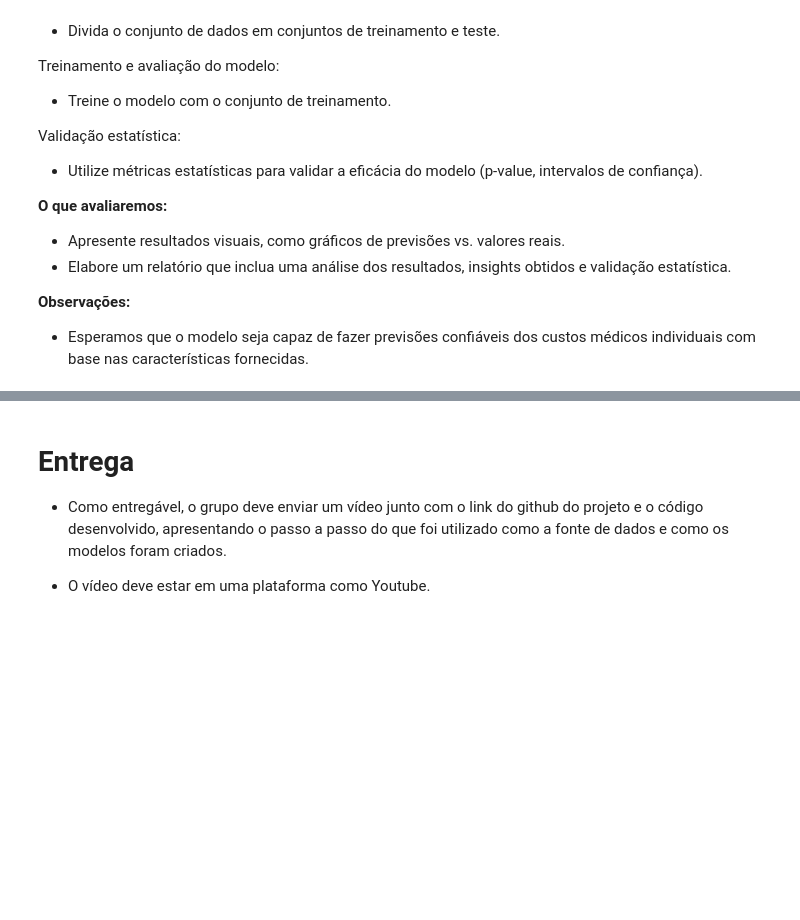
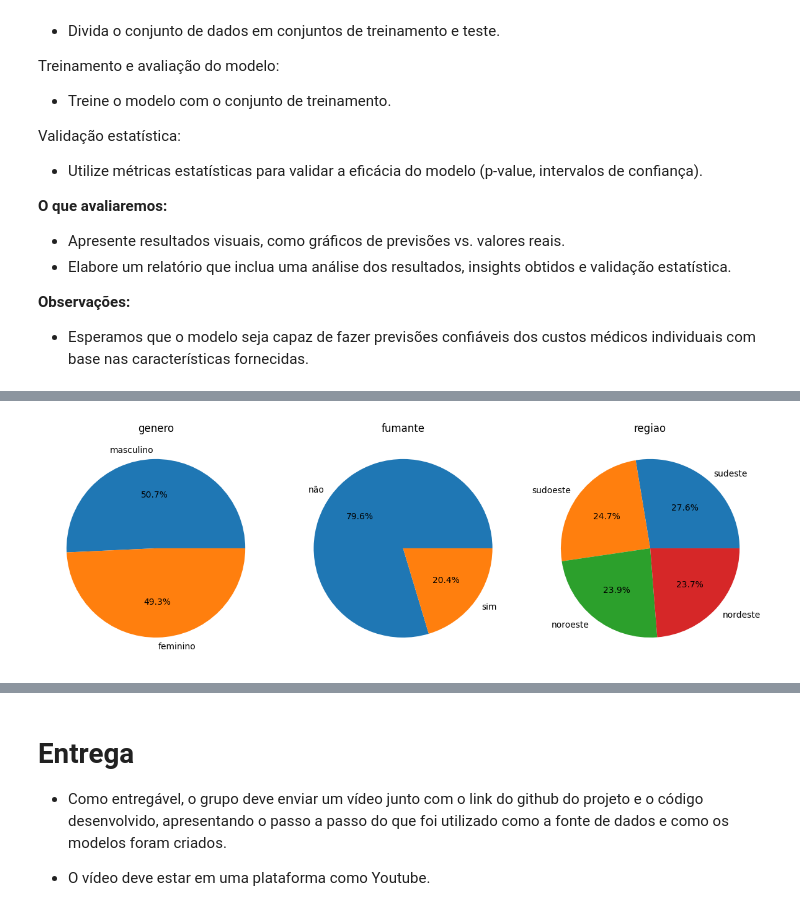
Before and after one commit to MilaGabs/medical-insurance-cost-prediction, a Jupyter notebook: medical_insurance_prediction.ipynb, the cells around one changed output, grey strips where cells are left out. Cells and saved outputs as stored; diff of their text form; code cells hidden in the pictures; blank space fills up the shorter version.

```diff
--- a/medical_insurance_prediction.ipynb
+++ b/medical_insurance_prediction.ipynb
@@ -42,0 +153,14 @@ Validação estatística:
+# %%
+plt.figure(figsize=(12, 6))
+
+for i, col in enumerate(['genero', 'fumante', 'regiao']):
+    plt.subplot(1, 3, i + 1)
+    x = dataset[col].value_counts().reset_index()
+    plt.title(col)
+    # Use autopct para formatar a porcentagem e incluir a descrição
+    plt.pie(x=x['count'], labels=x[col], autopct=lambda p : '{:.1f}%'.format(p))
+
+plt.tight_layout()
+plt.show()
+# %% [output]
+[figure, added]
```
Also changed, not shown: parts of 32 cells of this notebook.
